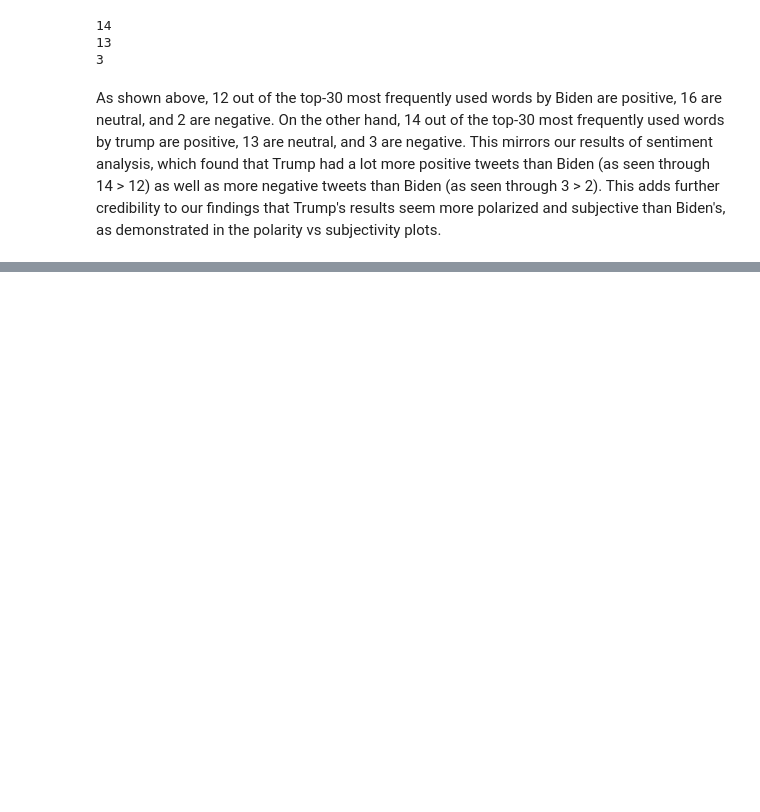
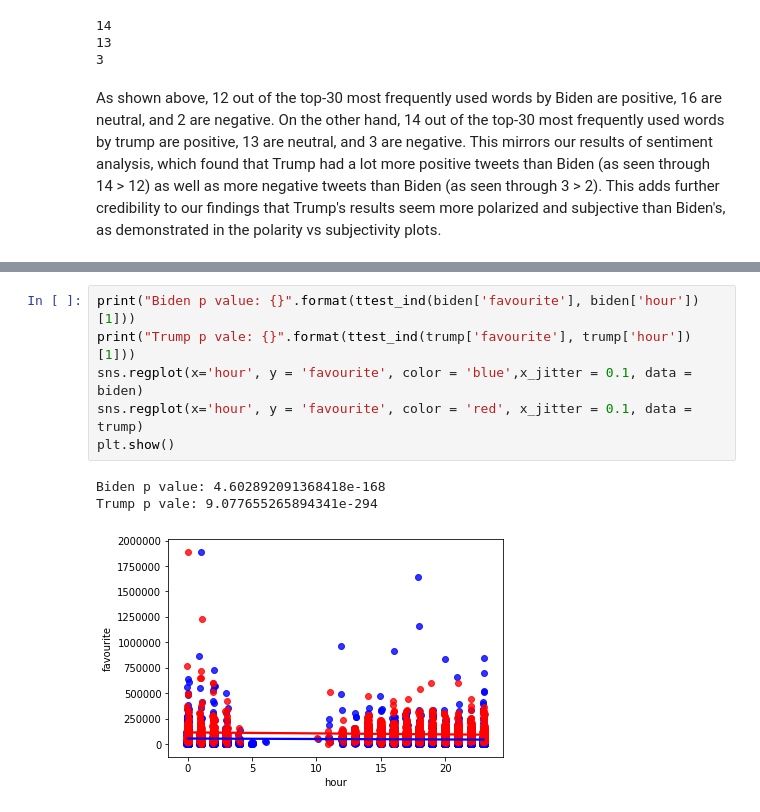
Before and after one commit to sunil-2000/Twitter-Data-Science-Project, a Jupyter notebook: phase4 FINAL (TAs Grade This).ipynb, the cells around one changed output, grey strips where cells are left out. Saved outputs shown, nothing was run; the diff lists cells and outputs as text; blank space fills up the shorter version.

```diff
--- a/phase4 FINAL (TAs Grade This).ipynb
+++ b/phase4 FINAL (TAs Grade This).ipynb
@@ -985,0 +1062,10 @@ As shown above, 12 out of the top-30 most frequently used words by Biden are pos
+# %%
+print("Biden p value: {}".format(ttest_ind(biden['favourite'], biden['hour'])[1]))
+print("Trump p vale: {}".format(ttest_ind(trump['favourite'], trump['hour'])[1]))
+sns.regplot(x='hour', y = 'favourite', color = 'blue',x_jitter = 0.1, data = biden)
+sns.regplot(x='hour', y = 'favourite', color = 'red', x_jitter = 0.1, data = trump)
+plt.show()
+# %% [output]
+Biden p value: 4.602892091368418e-168
+Trump p vale: 9.077655265894341e-294
+[figure, added]
```
Also changed, not shown: parts of 18 cells of this notebook.
